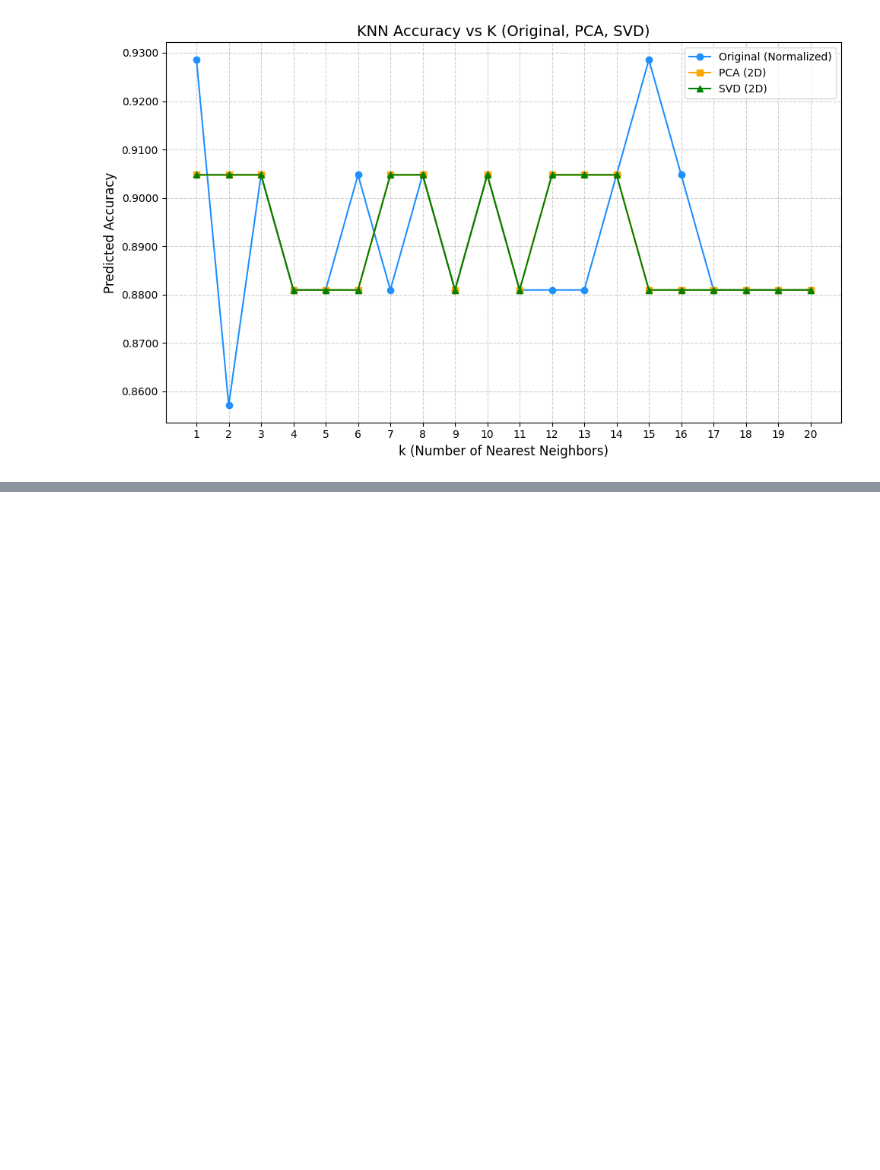
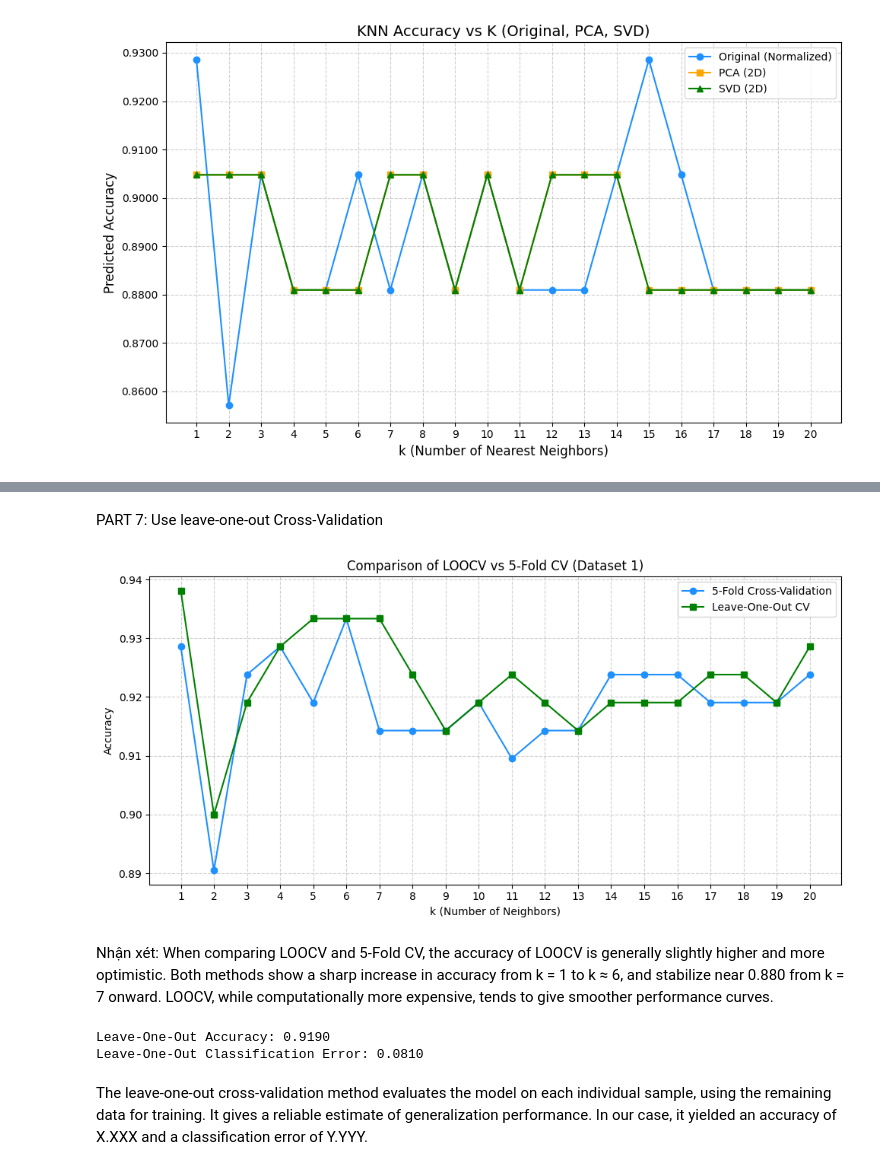
Before and after one commit to cestthanh/ML2_Labwork, a Jupyter notebook: Lab3-TuanThanh/k-nn.ipynb, the cells around one changed output, grey strips where cells are left out. Cells and saved outputs as stored; diff of their text form; code cells hidden in the pictures; blank space fills up the shorter version.

```diff
--- a/Lab3-TuanThanh/k-nn.ipynb
+++ b/Lab3-TuanThanh/k-nn.ipynb
@@ -253,0 +322,68 @@ plt.show()
+# %% [markdown]
+PART 7: Use leave-one-out Cross-Validation
+# %%
+from sklearn.model_selection import LeaveOneOut, cross_val_score, KFold
+from sklearn.neighbors import KNeighborsClassifier
+import matplotlib.pyplot as plt
+import numpy as np
+
+# Danh sách lưu accuracy
+k_range = range(1, 21)
+acc_loocv = []
+acc_kfold = []
+
+# Thiết lập K-Fold CV (ví dụ 5-fold)
+kf = KFold(n_splits=5, shuffle=True, random_state=42)
+loo = LeaveOneOut()
+
+# Duyệt k từ 1 đến 20
+for k in k_range:
+    model = KNeighborsClassifier(n_neighbors=k)
+
+    # K-Fold CV
+    acc_kfold.append(cross_val_score(model, X_scaled, y, cv=kf).mean())
+
+    # Leave-One-Out CV
+    acc_loocv.append(cross_val_score(model, X_scaled, y, cv=loo).mean())
+
+# Vẽ biểu đồ so sánh
+plt.figure(figsize=(10, 5))
+plt.plot(k_range, acc_kfold, marker='o', label='5-Fold Cross-Validation', color='dodgerblue')
+plt.plot(k_range, acc_loocv, marker='s', label='Leave-One-Out CV', color='green')
+plt.title("Comparison of LOOCV vs 5-Fold CV (Dataset 1)")
+plt.xlabel("k (Number of Neighbors)")
+plt.ylabel("Accuracy")
+plt.grid(True, linestyle='--', alpha=0.6)
+plt.legend()
+plt.xticks(k_range)
+plt.tight_layout()
+plt.show()
+# %% [output]
+[figure, added]
+# %% [markdown]
+Nhận xét:
+When comparing LOOCV and 5-Fold CV, the accuracy of LOOCV is generally slightly higher and more optimistic. Both methods show a sharp increase in accuracy from k = 1 to k ≈ 6, and stabilize near 0.880 from k = 7 onward. LOOCV, while computationally more expensive, tends to give smoother performance curves.
+# %%
+from sklearn.model_selection import LeaveOneOut, cross_val_score
+from sklearn.neighbors import KNeighborsClassifier
+import numpy as np
+
+# Leave-One-Out cross-validation
+loo = LeaveOneOut()
+
+# Chọn k = 3 (hoặc số khác bạn muốn)
+knn = KNeighborsClassifier(n_neighbors=3)
+
+# Tính accuracy trung bình với LOOCV
+scores = cross_val_score(knn, X_scaled, y, cv=loo)
+accuracy = scores.mean()
+error = 1 - accuracy
+
+print(f"Leave-One-Out Accuracy: {accuracy:.4f}")
+print(f"Leave-One-Out Classification Error: {error:.4f}")
+# %% [output]
+Leave-One-Out Accuracy: 0.9190
+Leave-One-Out Classification Error: 0.0810
+# %% [markdown]
+The leave-one-out cross-validation method evaluates the model on each individual sample, using the remaining data for training.
+It gives a reliable estimate of generalization performance. In our case, it yielded an accuracy of X.XXX and a classification error of Y.YYY.
```
Also changed, not shown: parts of 6 cells of this notebook.
